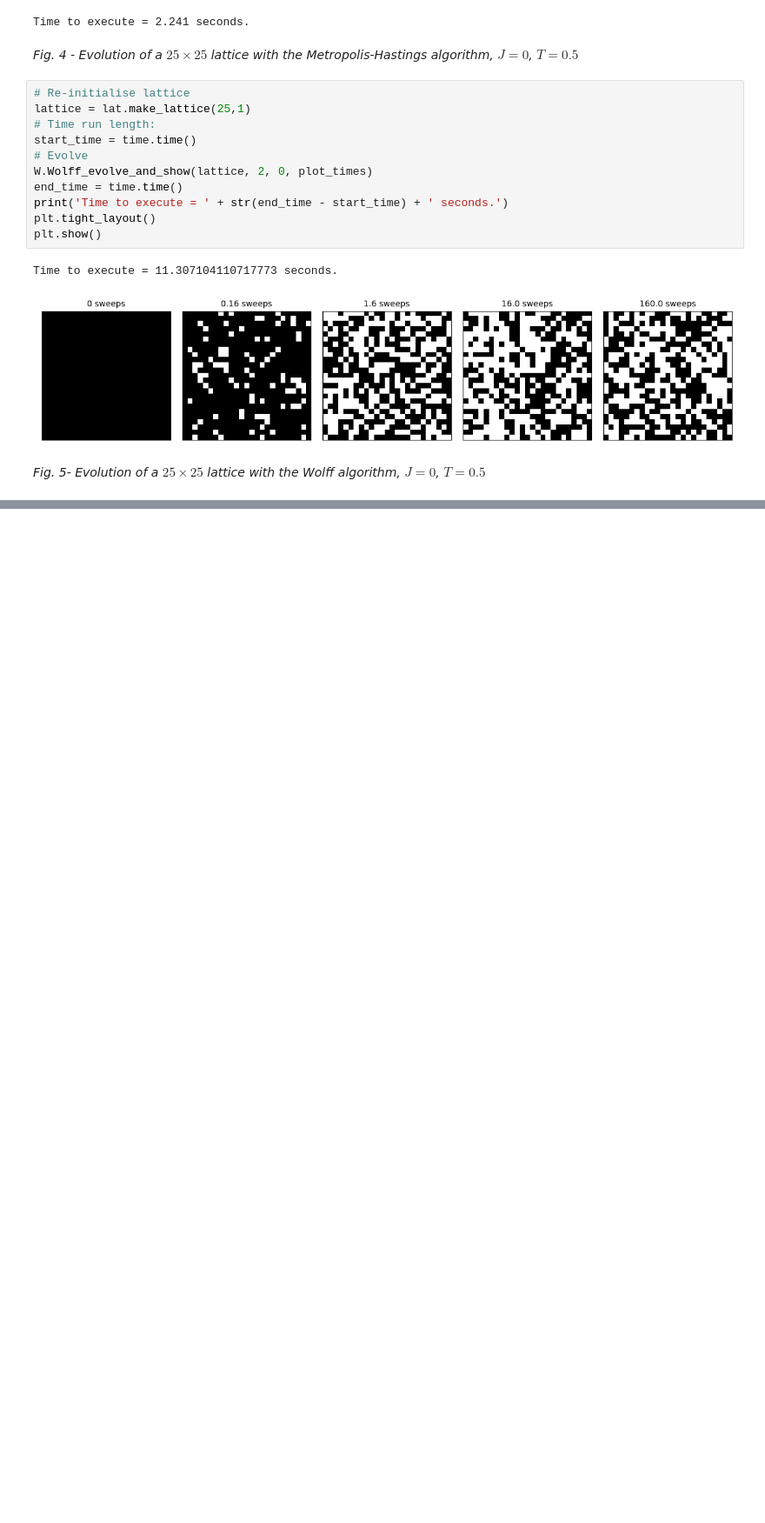
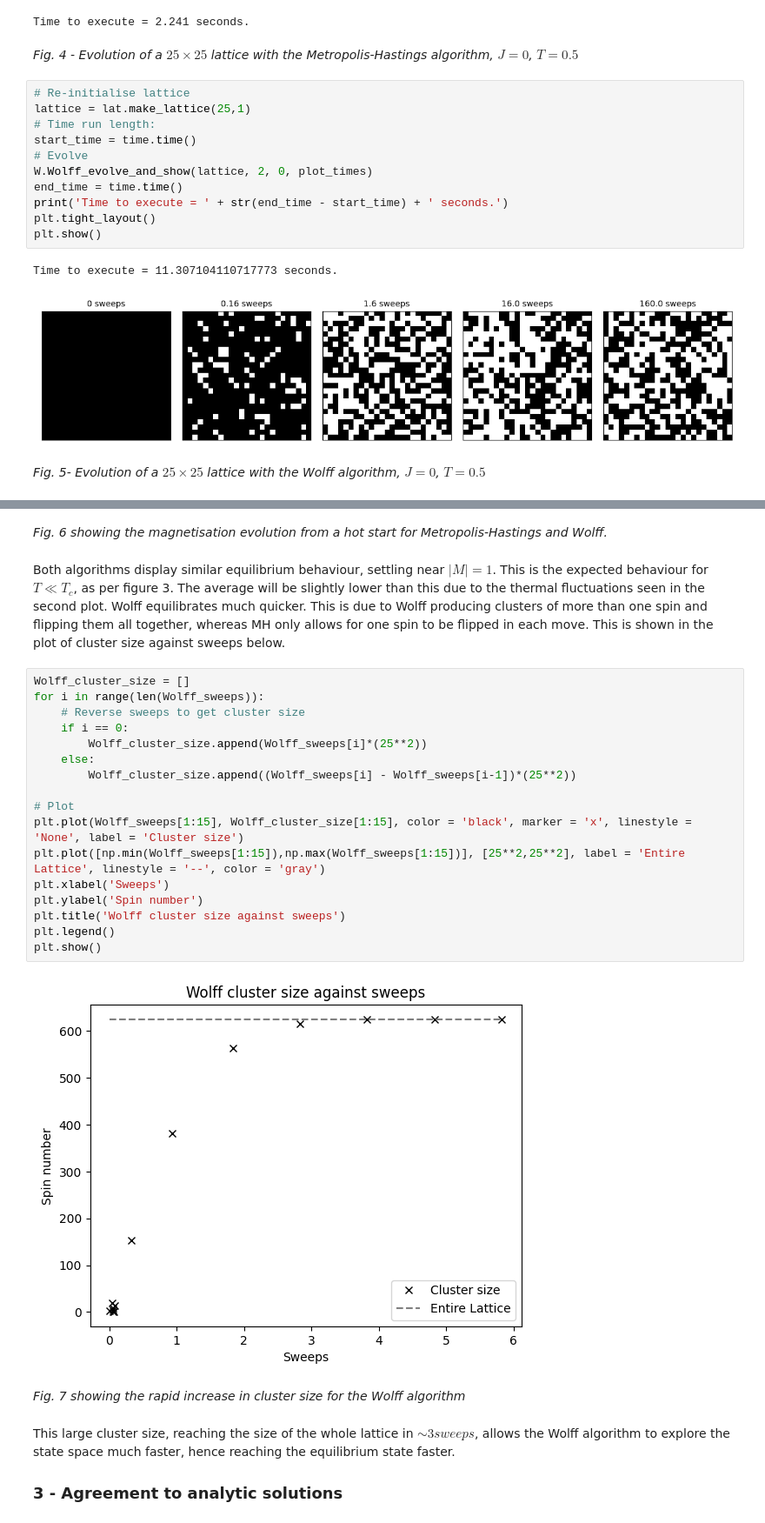
Before and after one commit to Part-II-Computational-Physics/cluster-algorithms-for-monte-carlo-jbd29, a Jupyter notebook: Report_final.ipynb, the cells around one changed output, grey strips where cells are left out. Shown at 87% size. Cells and saved outputs as stored; diff of their text form; blank space fills up the shorter version.

```diff
--- a/Report_final.ipynb
+++ b/Report_final.ipynb
@@ -404,0 +413,29 @@ plt.show()
+# %% [markdown]
+*Fig. 6 showing the magnetisation evolution from a hot start for Metropolis-Hastings and Wolff.*
+# %% [markdown]
+Both algorithms display similar equilibrium behaviour, settling near $\vert M \vert = 1$. This is the expected behaviour for $T \ll T_c$, as per figure 3. The average will be slightly lower than this due to the thermal fluctuations seen in the second plot. Wolff equilibrates much quicker. This is due to Wolff producing clusters of more than one spin and flipping them all together, whereas MH only allows for one spin to be flipped in each move. This is shown in the plot of cluster size against sweeps below.
+# %%
+Wolff_cluster_size = []
+for i in range(len(Wolff_sweeps)):
+    # Reverse sweeps to get cluster size
+    if i == 0:
+        Wolff_cluster_size.append(Wolff_sweeps[i]*(25**2))
+    else:
+        Wolff_cluster_size.append((Wolff_sweeps[i] - Wolff_sweeps[i-1])*(25**2))
+
+# Plot
+plt.plot(Wolff_sweeps[1:15], Wolff_cluster_size[1:15], color = 'black', marker = 'x', linestyle = 'None', label = 'Cluster size')
+plt.plot([np.min(Wolff_sweeps[1:15]),np.max(Wolff_sweeps[1:15])], [25**2,25**2], label = 'Entire Lattice', linestyle = '--', color = 'gray')
+plt.xlabel('Sweeps')
+plt.ylabel('Spin number')
+plt.title('Wolff cluster size against sweeps')
+plt.legend()
+plt.show()
+# %% [output]
+[figure, added]
+# %% [markdown]
+*Fig. 7 showing the rapid increase in cluster size for the Wolff algorithm*
+# %% [markdown]
+This large cluster size, reaching the size of the whole lattice in $\sim 3 sweeps$, allows the Wolff algorithm to explore the state space much faster, hence reaching the equilibrium state faster.
+
+### 3 - Agreement to analytic solutions
```
Also changed, not shown: parts of 3 cells of this notebook.
